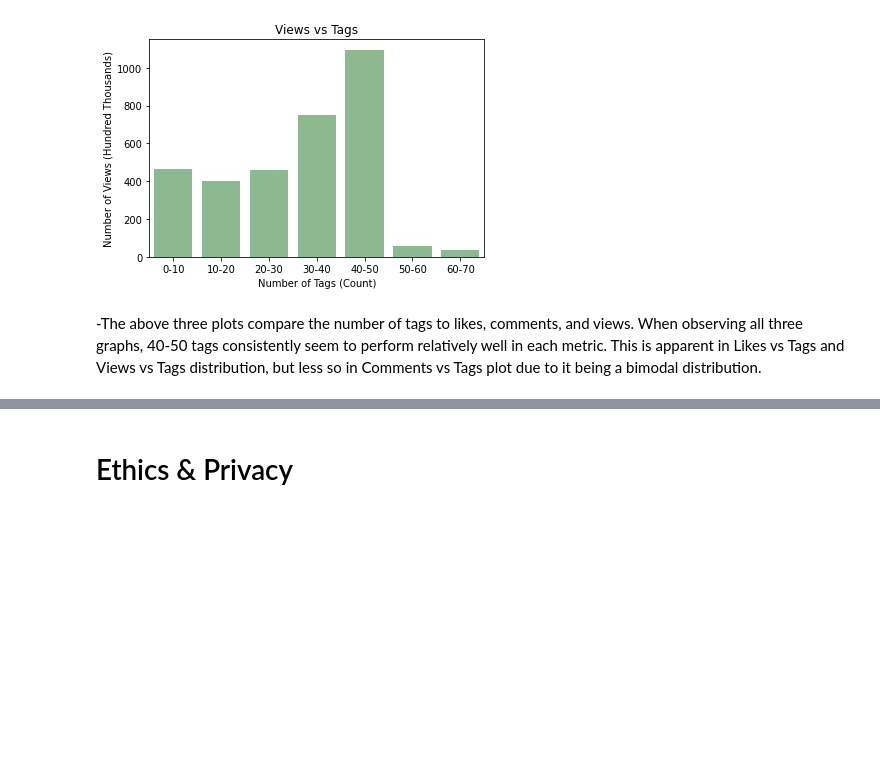
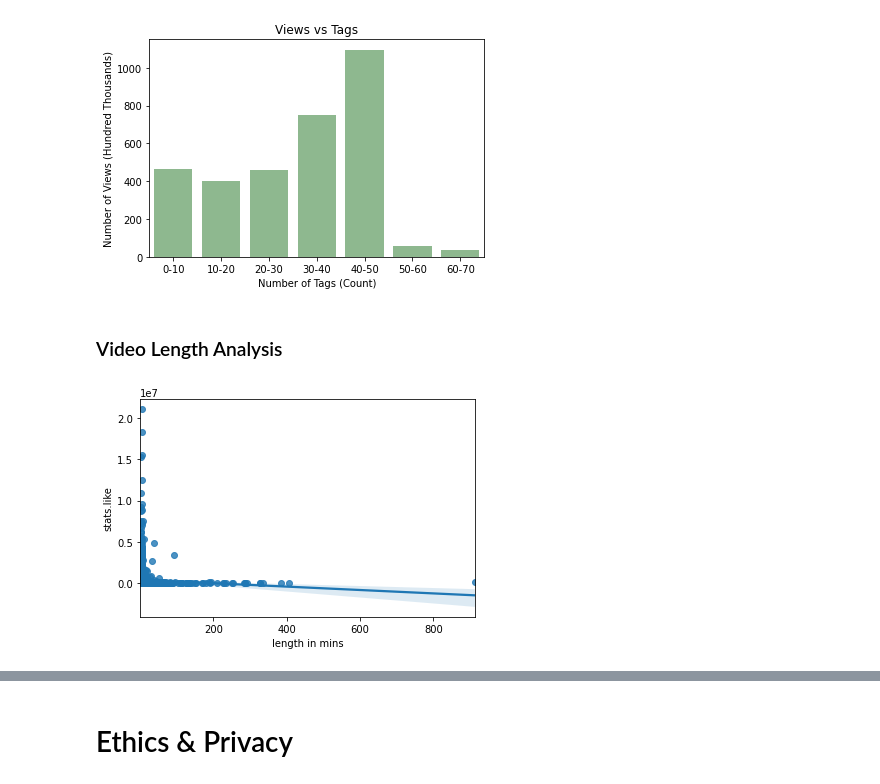
Before and after one commit to oakaigh/cogs108-wi21-group068, a Jupyter notebook: FinalProject_group068.ipynb, the cells around one changed output, grey strips where cells are left out. Saved outputs shown, nothing was run; the diff lists cells and outputs as text; code cells hidden in the pictures; blank space fills up the shorter version.

Commit message:
Analysis for Length vs Likes/Comments/Views

```diff
--- a/FinalProject_group068.ipynb
+++ b/FinalProject_group068.ipynb
@@ -283,3 +283,30 @@ tags_views
 | 71 | 78.0 | 0.108535 |
 | 72 | 102.0 | 0.165470 |
 73 rows × 2 columns
+# %%
+# Video length conversion function to convert Timedelta observations to minutes for easier data analysis
+
+def length_conv(length):
+    return length.seconds / 60
+# %%
+# Apply length conversion function to dataset and rename column for clarity
+
+df_searches = df_search_details.copy()
+print(df_searches.shape)
+
+# Drop NA values in these 4 categories
+# Drops 186 videos
+df_searches.dropna(subset = ['length', 'stats.like', 'stats.comment', 'stats.view'], inplace = True)
+
+# Drop videos with 0 comments since this means the owner disabled comments, and would interfere with the analysis for videos without disabled comments (which is most videos)
+# Drops 136 videos
+df_searches = df_searches[df_searches['stats.comment'] != 0]
+
+print(df_searches.shape)
+
+# Apply length conversion function to dataset
+df_searches['length'] = df_searches['length'].apply(length_conv)
+
+# Rename length column for clarification
+df_searches.rename(columns = {'length': 'length in mins'}, inplace = True)
+df_searches
@@ -384,5 +428,3 @@ Text(0.5, 1.0, 'Views vs Tags')
 Text(0.5, 0, 'Number of Tags (Count)')
 Text(0, 0.5, 'Number of Views (Hundred Thousands)')
 [figure]
-# %% [markdown]
--The above three plots compare the number of tags to likes, comments, and views. When observing all three graphs, 40-50 tags consistently seem to perform relatively well in each metric. This is apparent in Likes vs Tags and Views vs Tags distribution, but less so in Comments vs Tags plot due to it being a bimodal distribution.
@@ -388,0 +433,9 @@ Text(0, 0.5, 'Number of Views (Hundred Thousands)')
+# %% [markdown]
+### Video Length Analysis
+# %%
+# We compare the length of all videos to their number of likes (scatterplot/regression line)
+
+length_views_reg = sns.regplot(x = 'length in mins', y = 'stats.like', data = df_searches)
+#length_views_reg.set(xlim = (0, 400), ylim = (0, 100000000)) # commenting this out zooms out and shows all the data points
+# %% [output]
+[figure, added]
```
Also changed, not shown: parts of 43 cells of this notebook.
